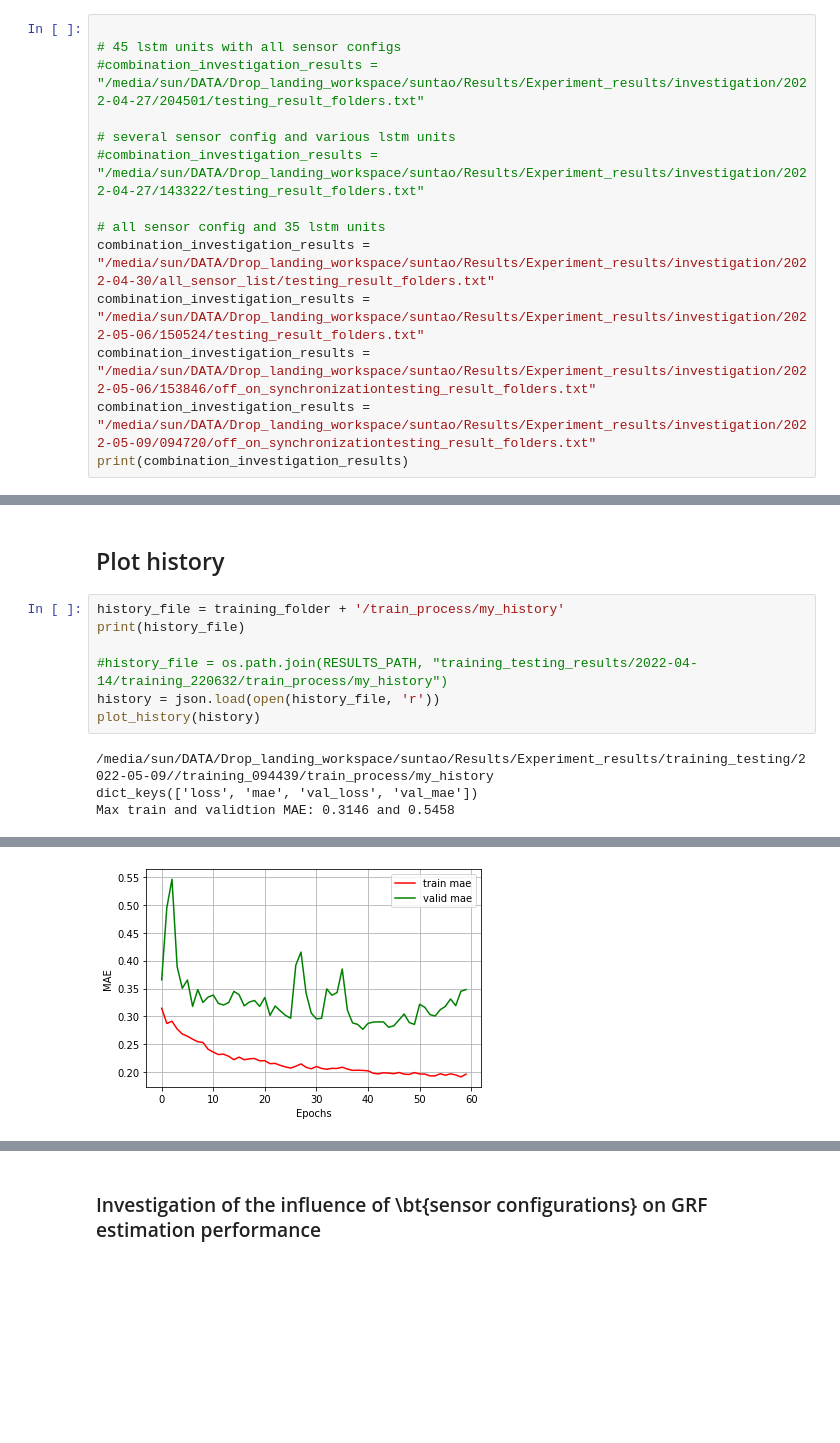
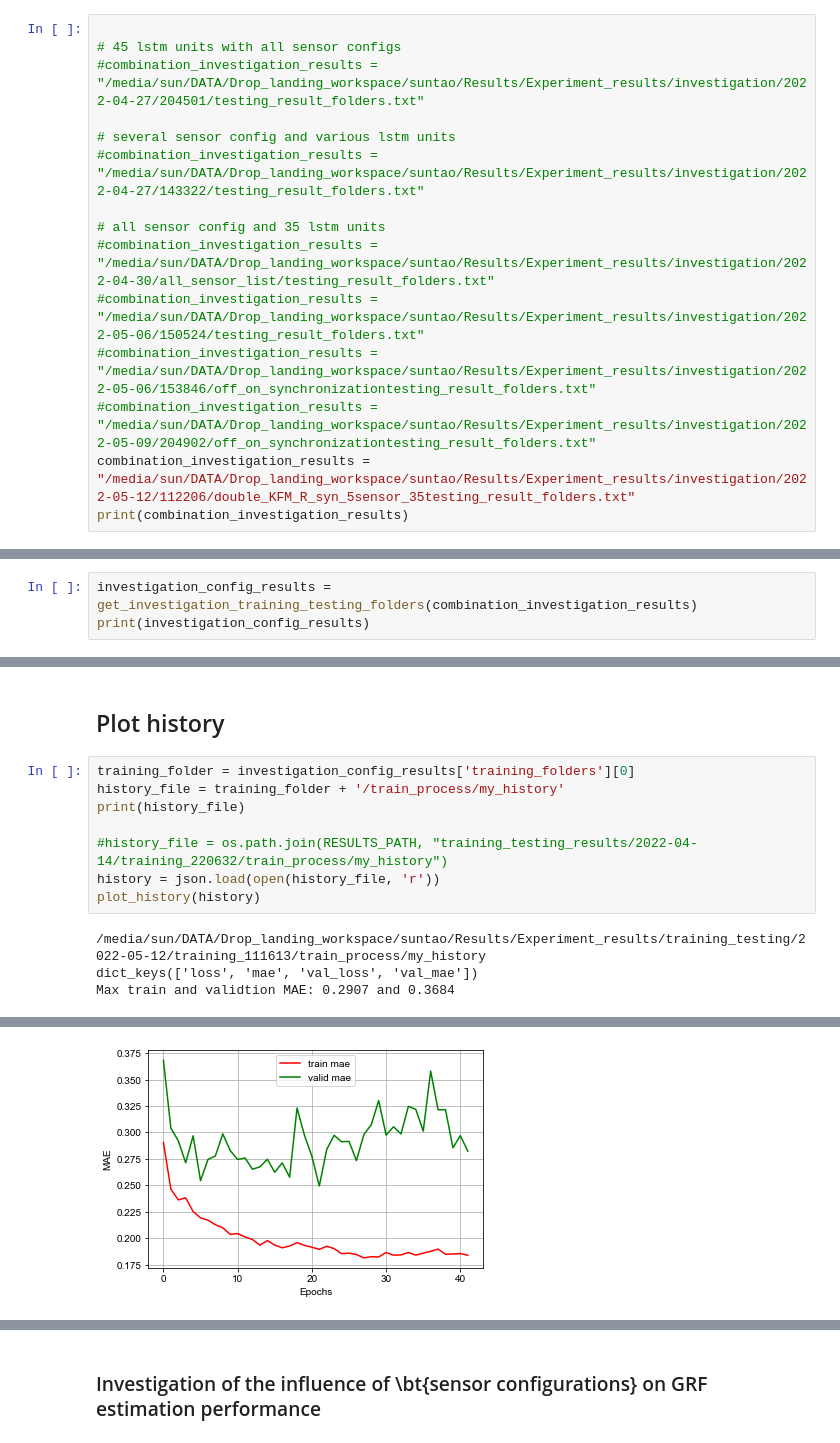
Before and after one commit to sunzhon/DataAnalysis, a Jupyter notebook: P5/drop_landing_estimation/script/jupyter-lab/training_analysis.ipynb, the cells around one changed output, grey strips where cells are left out. Cells and saved outputs as stored; diff of their text form; blank space fills up the shorter version.

```diff
--- a/P5/drop_landing_estimation/script/jupyter-lab/training_analysis.ipynb
+++ b/P5/drop_landing_estimation/script/jupyter-lab/training_analysis.ipynb
@@ -96,9 +119,10 @@ tensorflow version: 2.5.0
 #combination_investigation_results = "/media/sun/DATA/Drop_landing_workspace/suntao/Results/Experiment_results/investigation/2022-04-27/143322/testing_result_folders.txt"
 
 # all sensor config and 35 lstm units
-combination_investigation_results = "/media/sun/DATA/Drop_landing_workspace/suntao/Results/Experiment_results/investigation/2022-04-30/all_sensor_list/testing_result_folders.txt"
-combination_investigation_results = "/media/sun/DATA/Drop_landing_workspace/suntao/Results/Experiment_results/investigation/2022-05-06/150524/testing_result_folders.txt"
-combination_investigation_results = "/media/sun/DATA/Drop_landing_workspace/suntao/Results/Experiment_results/investigation/2022-05-06/153846/off_on_synchronizationtesting_result_folders.txt"
-combination_investigation_results = "/media/sun/DATA/Drop_landing_workspace/suntao/Results/Experiment_results/investigation/2022-05-09/094720/off_on_synchronizationtesting_result_folders.txt"
+#combination_investigation_results = "/media/sun/DATA/Drop_landing_workspace/suntao/Results/Experiment_results/investigation/2022-04-30/all_sensor_list/testing_result_folders.txt"
+#combination_investigation_results = "/media/sun/DATA/Drop_landing_workspace/suntao/Results/Experiment_results/investigation/2022-05-06/150524/testing_result_folders.txt"
+#combination_investigation_results = "/media/sun/DATA/Drop_landing_workspace/suntao/Results/Experiment_results/investigation/2022-05-06/153846/off_on_synchronizationtesting_result_folders.txt"
+#combination_investigation_results = "/media/sun/DATA/Drop_landing_workspace/suntao/Results/Experiment_results/investigation/2022-05-09/204902/off_on_synchronizationtesting_result_folders.txt"
+combination_investigation_results = "/media/sun/DATA/Drop_landing_workspace/suntao/Results/Experiment_results/investigation/2022-05-12/112206/double_KFM_R_syn_5sensor_35testing_result_folders.txt"
 print(combination_investigation_results)
 # %% [output]
@@ -129,0 +130,3 @@ investigation configuration: ['FSTWC', '35', 'False', 'single_leg_R', "['L_KNEE_
+# %%
+investigation_config_results =  get_investigation_training_testing_folders(combination_investigation_results)
+print(investigation_config_results)
@@ -130,6 +151,7 @@ investigation configuration: ['FSTWC', '35', 'False', 'single_leg_R', "['L_KNEE_
 # %% [markdown]
 ## Plot history
 # %%
+training_folder = investigation_config_results['training_folders'][0]
 history_file = training_folder + '/train_process/my_history'
 print(history_file)
 
@@ -137,6 +159,6 @@ print(history_file)
 history = json.load(open(history_file, 'r'))
 plot_history(history)
 # %% [output]
-/media/sun/DATA/Drop_landing_workspace/suntao/Results/Experiment_results/training_testing/2022-05-09//training_094439/train_process/my_history
+/media/sun/DATA/Drop_landing_workspace/suntao/Results/Experiment_results/training_testing/2022-05-12/training_111613/train_process/my_history
 dict_keys(['loss', 'mae', 'val_loss', 'val_mae'])
-Max train and validtion MAE: 0.3146 and 0.5458
+Max train and validtion MAE: 0.2907 and 0.3684
@@ -144 +166 @@ Max train and validtion MAE: 0.3146 and 0.5458
-[figure, old version]
+[figure, new version]
```
Also changed, not shown: parts of 28 cells of this notebook, 16 other files.
